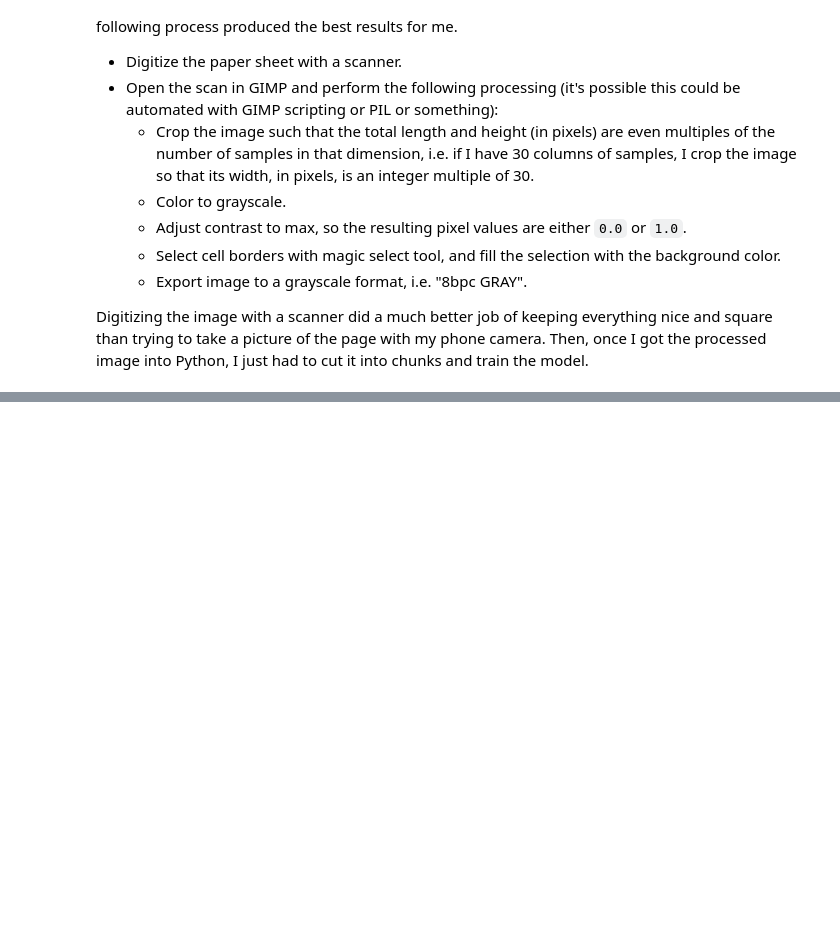
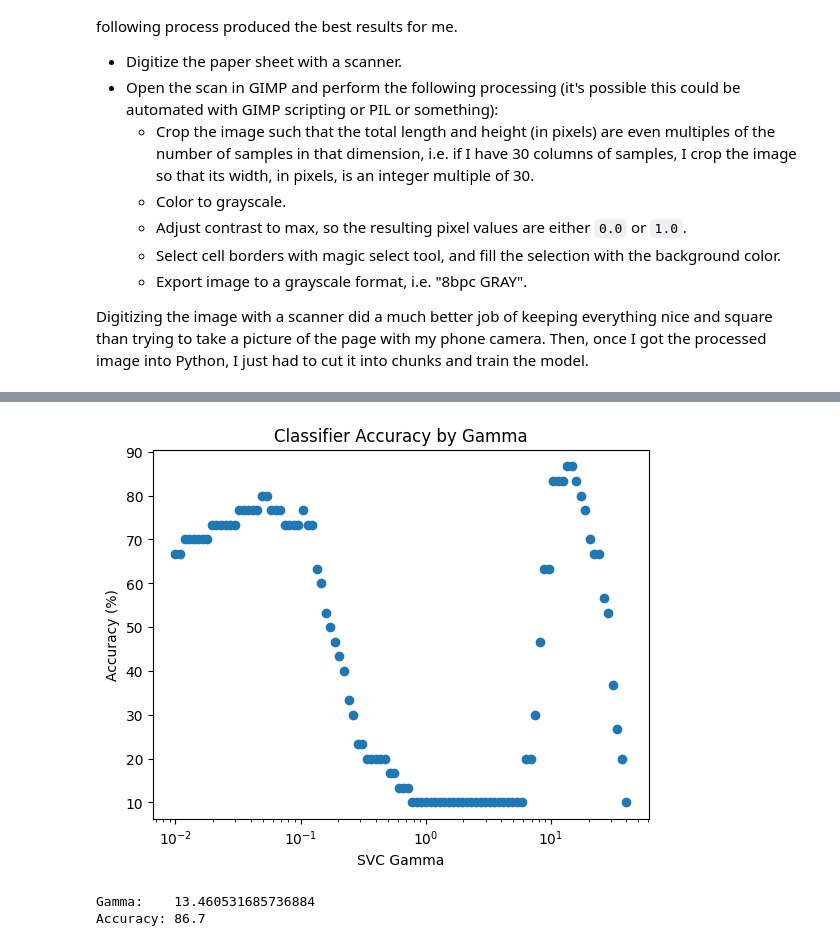
Before and after one commit to duwaar/scikit-learn-handwriting-identification-demo, a Jupyter notebook: SciKit_Learn_Demo.ipynb, the cells around one changed output, grey strips where cells are left out. Cells and saved outputs as stored; diff of their text form; code cells hidden in the pictures; blank space fills up the shorter version.

```diff
--- a/SciKit_Learn_Demo.ipynb
+++ b/SciKit_Learn_Demo.ipynb
@@ -149,0 +180,35 @@ Labels:      [1 1 1 2 2 2 3 3 3 4 4 4 5 5 5 6 6 6 7 7 7 8 8 8 9 9 9 0 0 0]
+# %%
+accuracy_values = []
+gamma_values = np.logspace(np.log10(0.01), np.log10(40), num=100)
+
+for gamma in gamma_values:
+    classifier = svm.SVC(gamma=gamma, kernel='rbf')
+    classifier.fit(reshaped_squares[:end_of_training_data], labels[:end_of_training_data])
+    predictions = classifier.predict(reshaped_squares[end_of_training_data:])
+
+    score = 0
+    count = 0
+    for pre, lab in zip(predictions, labels[end_of_training_data:]):
+        score += int(pre == lab)
+        count += 1
+    accuracy_values.append(round(score/count * 100, 1))
+
+fig = plt.figure()
+ax = fig.add_subplot(1, 1, 1)
+ax.set_title('Classifier Accuracy by Gamma')
+ax.xaxis.set_label_text('SVC Gamma')
+ax.set_xscale('log')
+ax.yaxis.set_label_text('Accuracy (%)')
+plt.scatter(gamma_values, accuracy_values)
+plt.show()
+# %% [output]
+[figure, added]
+# %%
+# first peak:  19, 20 (gamma ~= 0.05)
+# second peak: 86, 87 (gamma ~= 14)
+index = 86
+print(f'Gamma:    {gamma_values[index]}')
+print(f'Accuracy: {accuracy_values[index]}')
+# %% [output]
+Gamma:    13.460531685736884
+Accuracy: 86.7
```
Also changed, not shown: parts of 4 cells of this notebook, 3 other files.
